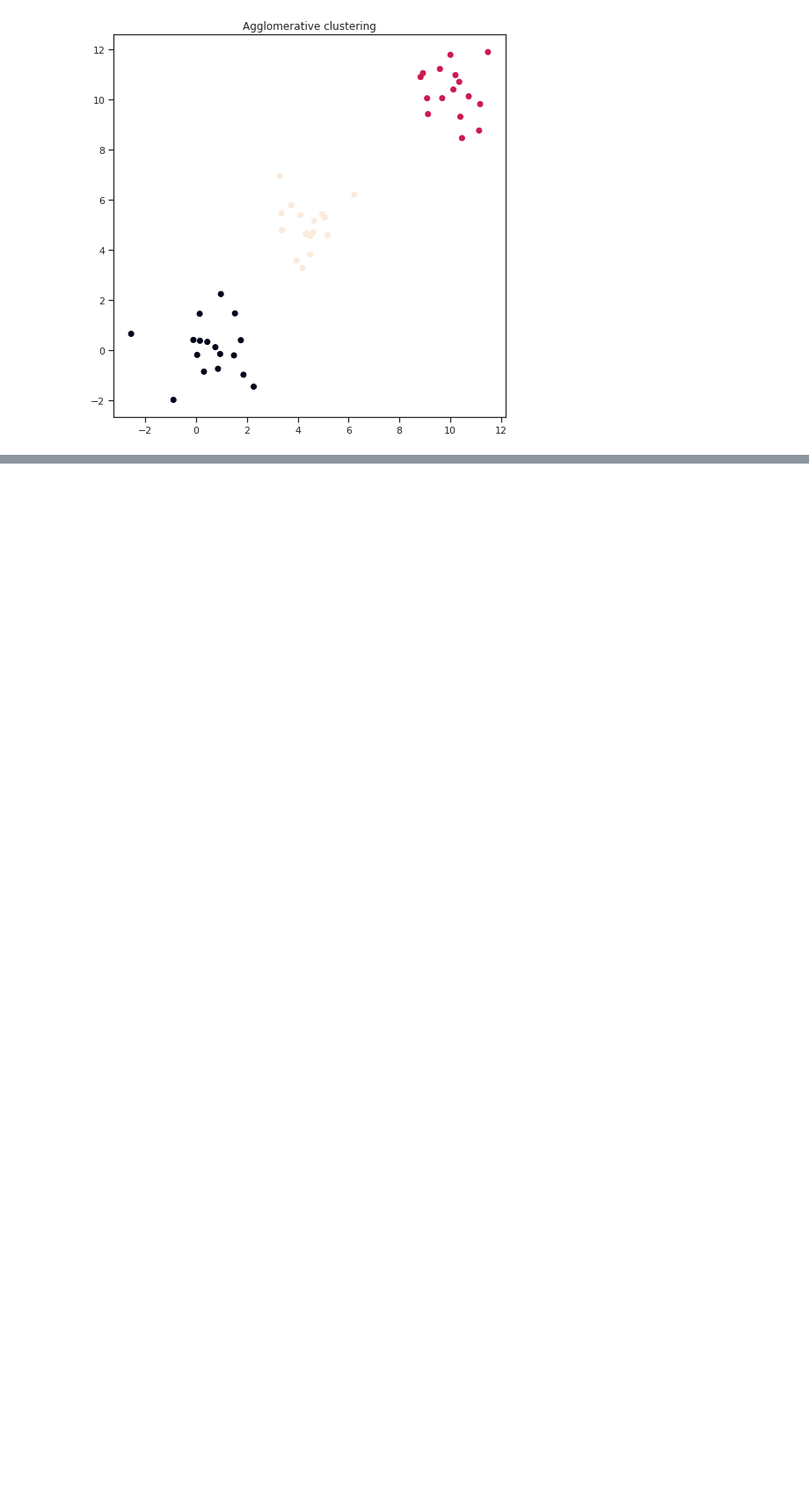
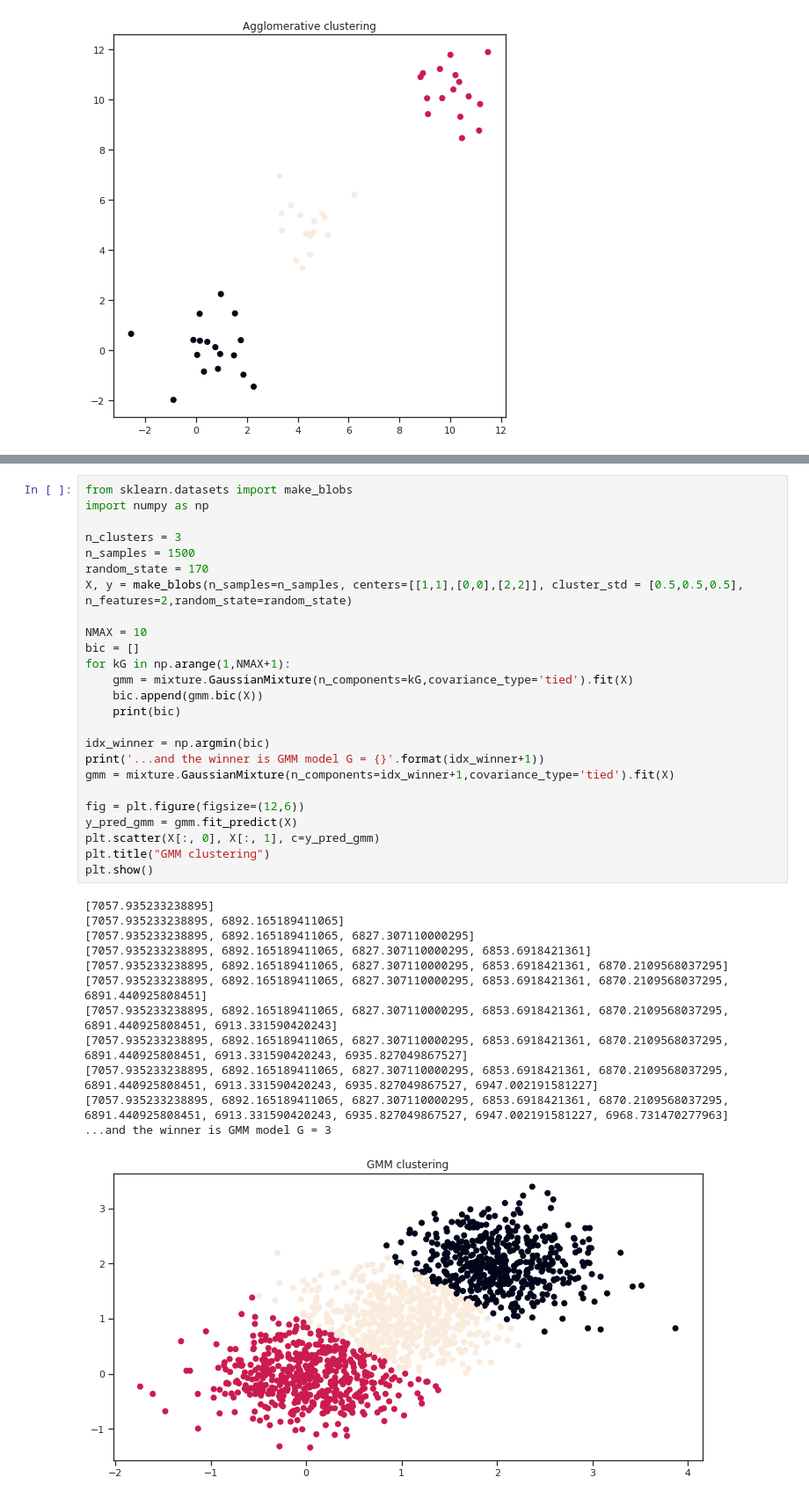
Before and after one commit to raulbenitez/introAI_ICE, a Jupyter notebook: Tema2_Tècniques_d'agrupament.ipynb, the cells around one changed output, grey strips where cells are left out. Shown at 88% size. Cells and saved outputs as stored; diff of their text form; blank space fills up the shorter version.

```diff
--- a/Tema2_Tècniques_d'agrupament.ipynb
+++ b/Tema2_Tècniques_d'agrupament.ipynb
@@ -240,0 +305,38 @@ plt.show()
+# %%
+from sklearn.datasets import make_blobs
+import numpy as np
+
+n_clusters = 3
+n_samples = 1500
+random_state = 170
+X, y = make_blobs(n_samples=n_samples, centers=[[1,1],[0,0],[2,2]], cluster_std = [0.5,0.5,0.5], n_features=2,random_state=random_state)
+
+NMAX = 10
+bic = []
+for kG in np.arange(1,NMAX+1):
+    gmm = mixture.GaussianMixture(n_components=kG,covariance_type='tied').fit(X)
+    bic.append(gmm.bic(X))
+    print(bic)
+
+idx_winner = np.argmin(bic)
+print('...and the winner is GMM model G = {}'.format(idx_winner+1))
+gmm = mixture.GaussianMixture(n_components=idx_winner+1,covariance_type='tied').fit(X)
+
+fig = plt.figure(figsize=(12,6))
+y_pred_gmm = gmm.fit_predict(X)
+plt.scatter(X[:, 0], X[:, 1], c=y_pred_gmm)
+plt.title("GMM clustering")
+plt.show()
+# %% [output]
+[7057.935233238895]
+[7057.935233238895, 6892.165189411065]
+[7057.935233238895, 6892.165189411065, 6827.307110000295]
+[7057.935233238895, 6892.165189411065, 6827.307110000295, 6853.6918421361]
+[7057.935233238895, 6892.165189411065, 6827.307110000295, 6853.6918421361, 6870.2109568037295]
+[7057.935233238895, 6892.165189411065, 6827.307110000295, 6853.6918421361, 6870.2109568037295, 6891.440925808451]
+[7057.935233238895, 6892.165189411065, 6827.307110000295, 6853.6918421361, 6870.2109568037295, 6891.440925808451, 6913.331590420243]
+[7057.935233238895, 6892.165189411065, 6827.307110000295, 6853.6918421361, 6870.2109568037295, 6891.440925808451, 6913.331590420243, 6935.827049867527]
+[7057.935233238895, 6892.165189411065, 6827.307110000295, 6853.6918421361, 6870.2109568037295, 6891.440925808451, 6913.331590420243, 6935.827049867527, 6947.002191581227]
+[7057.935233238895, 6892.165189411065, 6827.307110000295, 6853.6918421361, 6870.2109568037295, 6891.440925808451, 6913.331590420243, 6935.827049867527, 6947.002191581227, 6968.731470277963]
+...and the winner is GMM model G = 3
+[figure, added]
```
Also changed, not shown: parts of 11 cells of this notebook.
